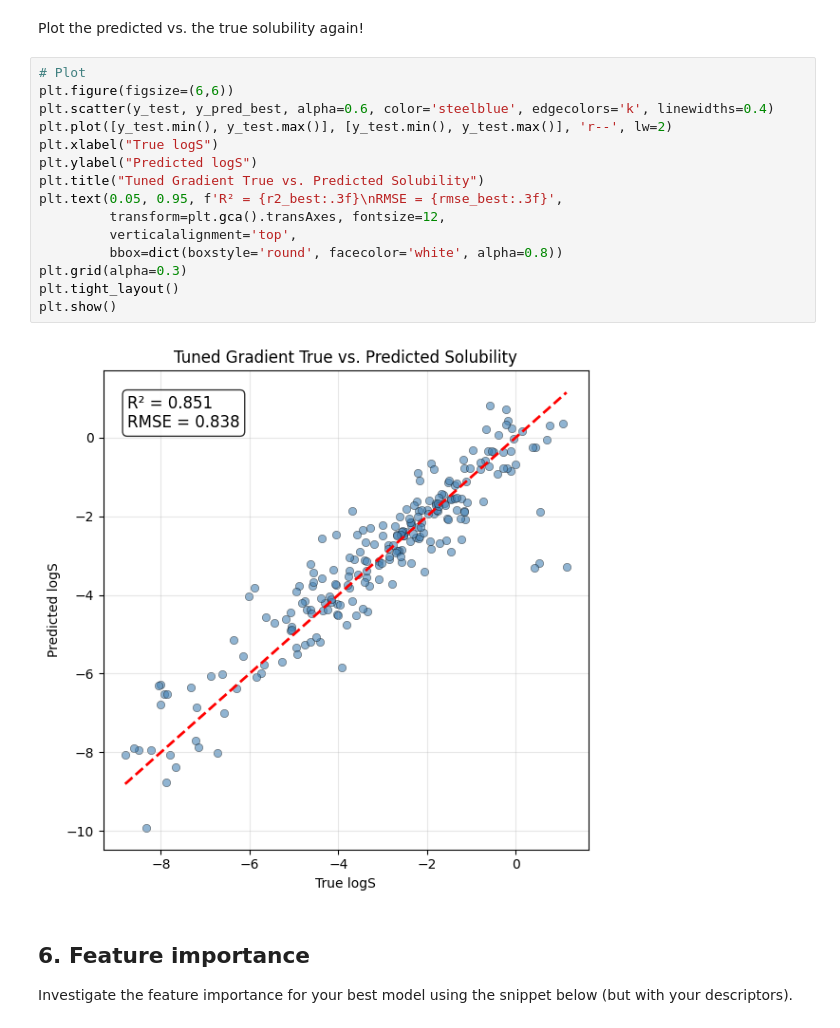
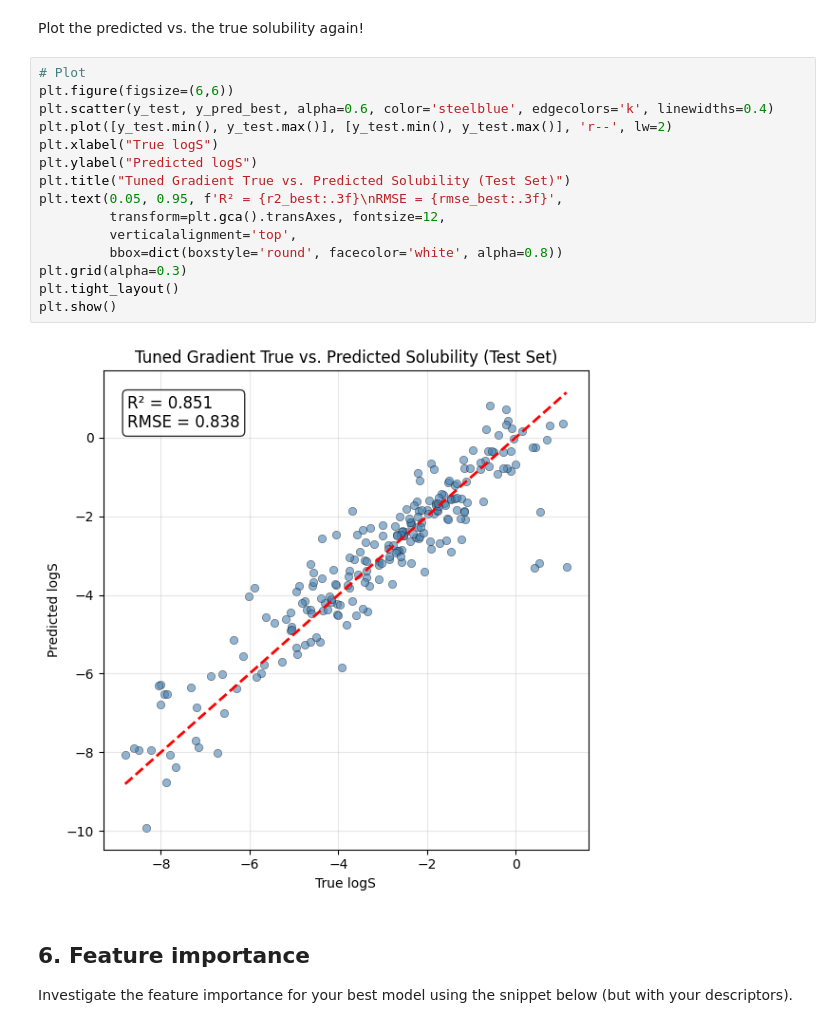
Before and after one commit to Hassan-Haydar/DSA104, a Jupyter notebook: assignments/assignment01/1B_Regression.ipynb, the cells around one changed output. Drawn from its saved outputs; the diff is of its cells as text.

```diff
--- a/assignments/assignment01/1B_Regression.ipynb
+++ b/assignments/assignment01/1B_Regression.ipynb
@@ -257,20 +271,20 @@ Plot the predicted vs. the true solubility again!
 # %%
 # Plot
 plt.figure(figsize=(6,6))
 plt.scatter(y_test, y_pred_best, alpha=0.6, color='steelblue', edgecolors='k', linewidths=0.4)
 plt.plot([y_test.min(), y_test.max()], [y_test.min(), y_test.max()], 'r--', lw=2)
 plt.xlabel("True logS")
 plt.ylabel("Predicted logS")
-plt.title("Tuned Gradient True vs. Predicted Solubility")
+plt.title("Tuned Gradient True vs. Predicted Solubility (Test Set)")
 plt.text(0.05, 0.95, f'R² = {r2_best:.3f}\nRMSE = {rmse_best:.3f}',
          transform=plt.gca().transAxes, fontsize=12,
          verticalalignment='top',
          bbox=dict(boxstyle='round', facecolor='white', alpha=0.8))
 plt.grid(alpha=0.3)
 plt.tight_layout()
 plt.show()
 # %% [output]
-[figure, old version]
+[figure, new version]
 # %% [markdown]
 ## 6. Feature importance
 Investigate the feature importance for your best model using the snippet below (but with your descriptors).
```
Also changed, not shown: parts of 7 cells of this notebook, 1 other file.
